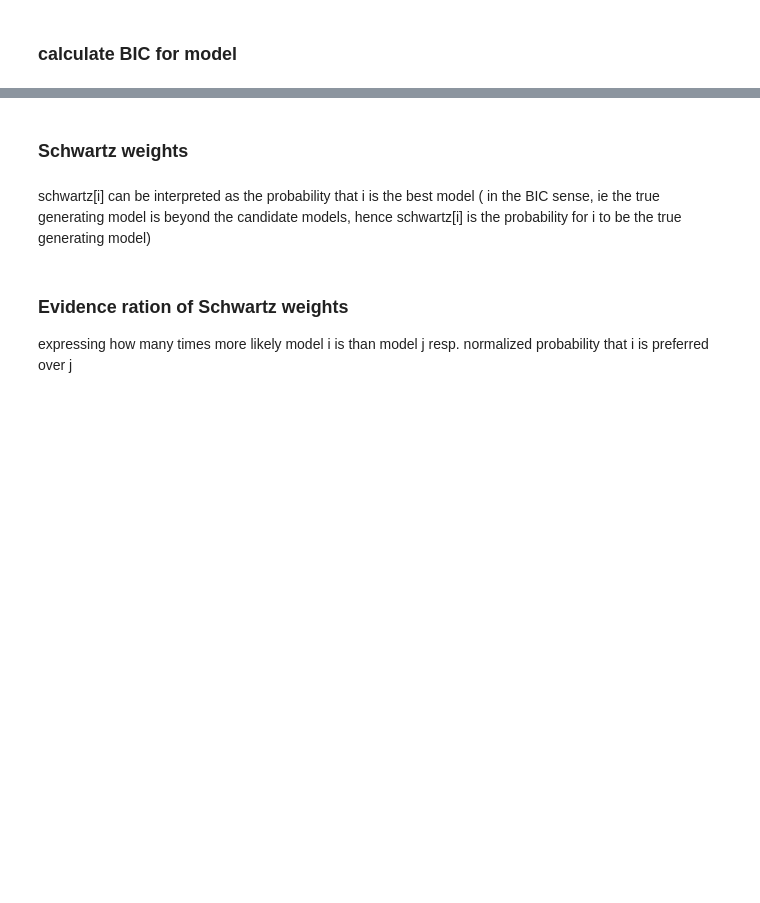
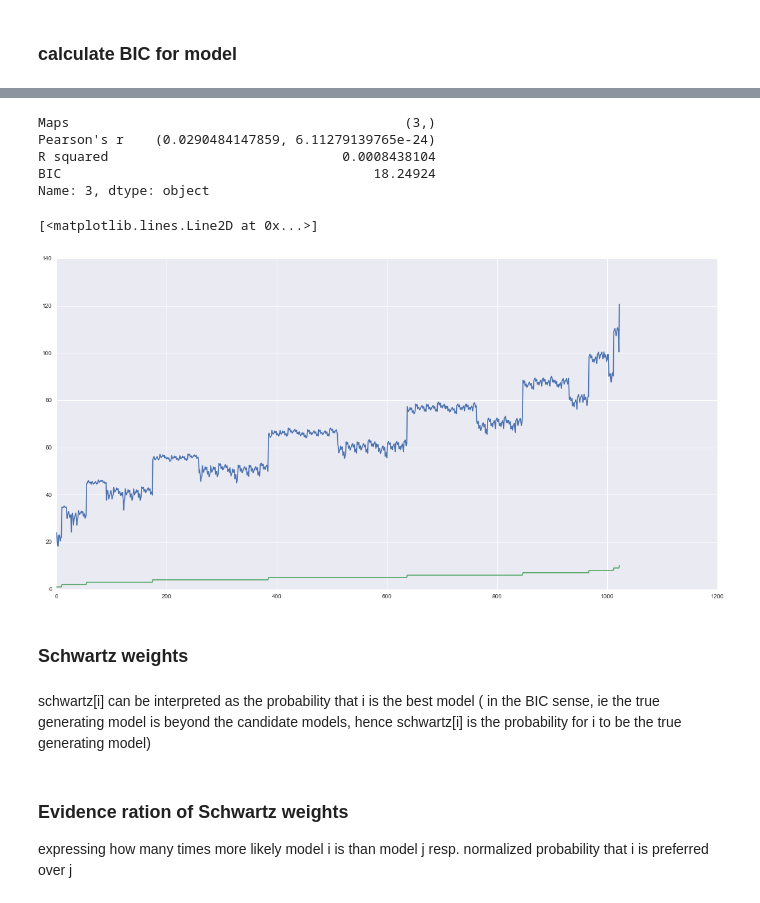
Before and after one commit to juhuntenburg/myelinconnect, a Jupyter notebook: notebooks/model_selection.ipynb, the cells around one changed output, grey strips where cells are left out. Cells and saved outputs as stored; diff of their text form; code cells hidden in the pictures; blank space fills up the shorter version.

Commit message:
new random data with histogramm matching, working on bic

```diff
--- a/notebooks/model_selection.ipynb
+++ b/notebooks/model_selection.ipynb
@@ -101 +78,19 @@ def BIC(residuals, n_free):
+# %%
+def BIC(params, residuals):
+    '''
+    parameters : free parameters to the model
+    residuals : residuals resulting from predicting the actual data using the model with parameters p (not squared)
+    '''
+    # infer number of free parameters and sample points
+    p = params.shape[0]
+    n = residuals.shape[0]
+
+    # estimate for parameter and residual variance, both assumed to be Gaussian distributed
+    sigma2_p = (1./p) * np.sum(params**2)
+    sigma2_res = (1./n) * np.sum(residuals**2)
+
+    # approximation for bic through taylor expansion around optimal parameters
+    bic = 1 + p + p * np.log(1+(sigma2_p/sigma2_res)) #+ np.log(2*np.pi*sigma2_res)
+
+    return bic
 # %%
@@ -104,0 +102,7 @@ BIC(residuals, len(maps))
+# %%
+maps = range(10)
+combinations = []
+
+for i in range(len(maps)):
+    element = [list(x) for x in itertools.combinations(maps, i+1)]
+    combinations.extend(element)
@@ -104,0 +115,13 @@ BIC(residuals, len(maps))
+# %%
+for c in range(len(combinations)):
+    maps=combinations[c]
+    clf = linear_model.LinearRegression()
+    clf.fit(masked_embed[:,maps], masked_t1)
+
+    modelled_fit = clf.predict(masked_embed[:,maps])
+    residuals = masked_t1 - clf.predict(masked_embed[:,maps])
+
+    df["Maps"][c] = tuple(maps)
+    df["Pearson's r"][c] = stats.pearsonr(modelled_fit, masked_t1)
+    df["R squared"][c] = clf.score(masked_embed[:,maps], masked_t1)
+    df["BIC"][c] = BIC(clf.coef_, residuals)
@@ -105,3 +148,19 @@ BIC(residuals, len(maps))
+# %%
+df.iloc[np.argmin(df["BIC"])]
+# %% [output]
+Maps                                           (3,)
+Pearson's r    (0.0290484147859, 6.11279139765e-24)
+R squared                              0.0008438104
+BIC                                        18.24924
+Name: 3, dtype: object
+# %%
+import seaborn as sns
+fig = plt.figure(figsize=(20,10))
+plt.plot(df["BIC"])
+plt.plot([len(df['Maps'][i]) for i in range(len(df['Maps']))])
+# %% [output]
+[<matplotlib.lines.Line2D at 0x...>]
+[figure, added]
 # %% [markdown]
 ### Schwartz weights
 # %% [markdown]
```
Also changed, not shown: parts of 26 cells of this notebook, 5 other files.
